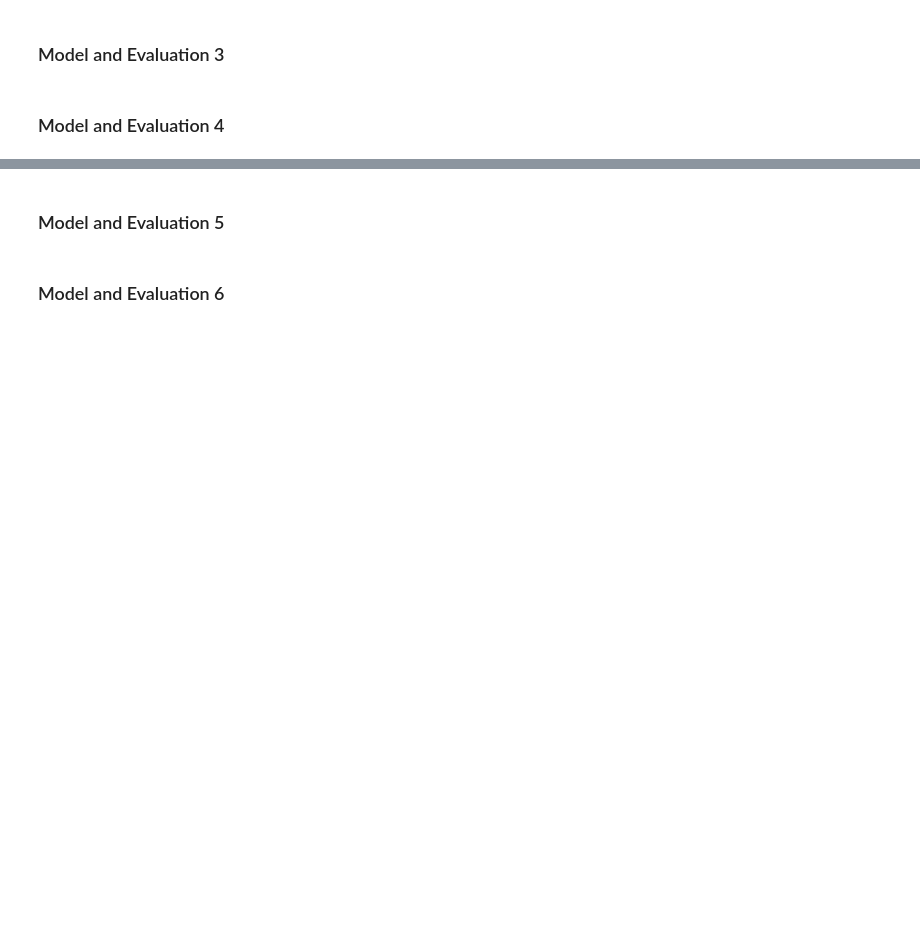
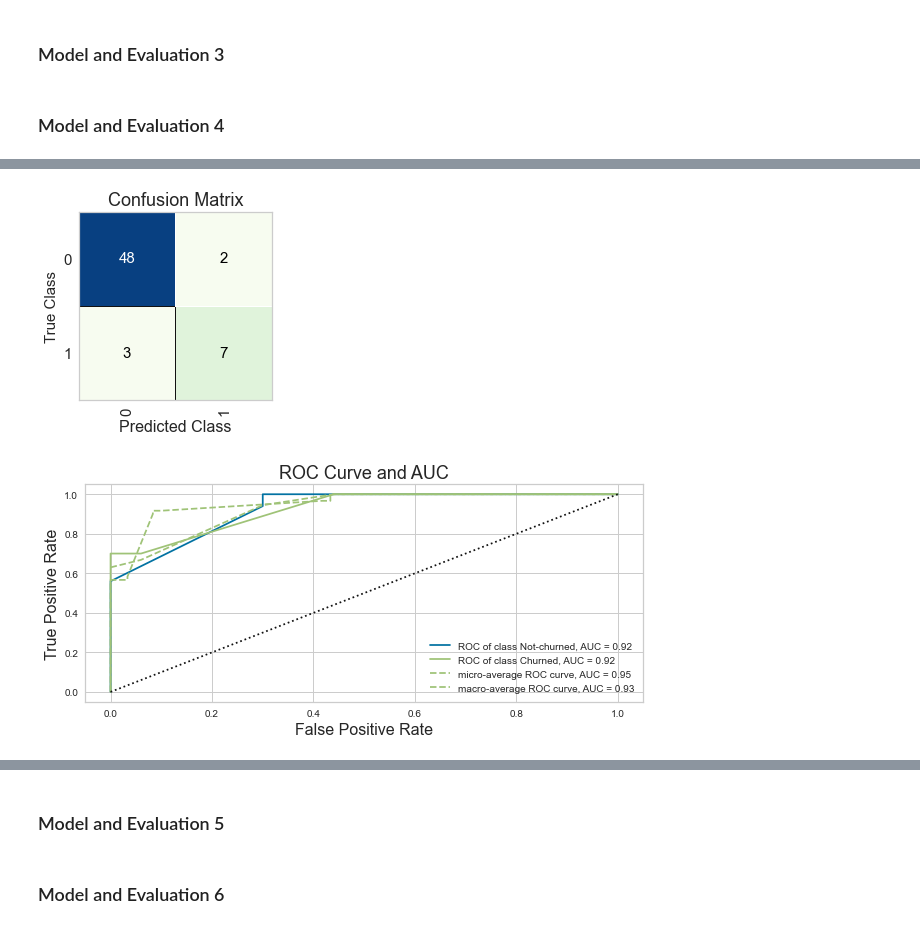
Before and after one commit to mcgrupp2/DS7331_termProject, a Jupyter notebook: work in progress copies/Rough Draft Lab 2 with intro update.ipynb, the cells around one changed output, grey strips where cells are left out. Cells and saved outputs as stored; diff of their text form; code cells hidden in the pictures; blank space fills up the shorter version.

```diff
--- a/work in progress copies/Rough Draft Lab 2 with intro update.ipynb
+++ b/work in progress copies/Rough Draft Lab 2 with intro update.ipynb
@@ -693,0 +736,7 @@ For the models we have created, we have been using stratified 10-fold cross vali
+# %%
+#Logistics Regression: confusion matrix and ROC curve and AUC for Graduate classification
+plot_confusionmatrix(CV_lr_grad, X_grad_train, y_grad_train, X_grad_test, y_grad_test)
+plot_rocauc_chart(CV_lr_grad, X_grad_train, y_grad_train, X_grad_test, y_grad_test)
+# %% [output]
+[figure, added]
+[figure, added]
```
Also changed, not shown: parts of 12 cells of this notebook.
